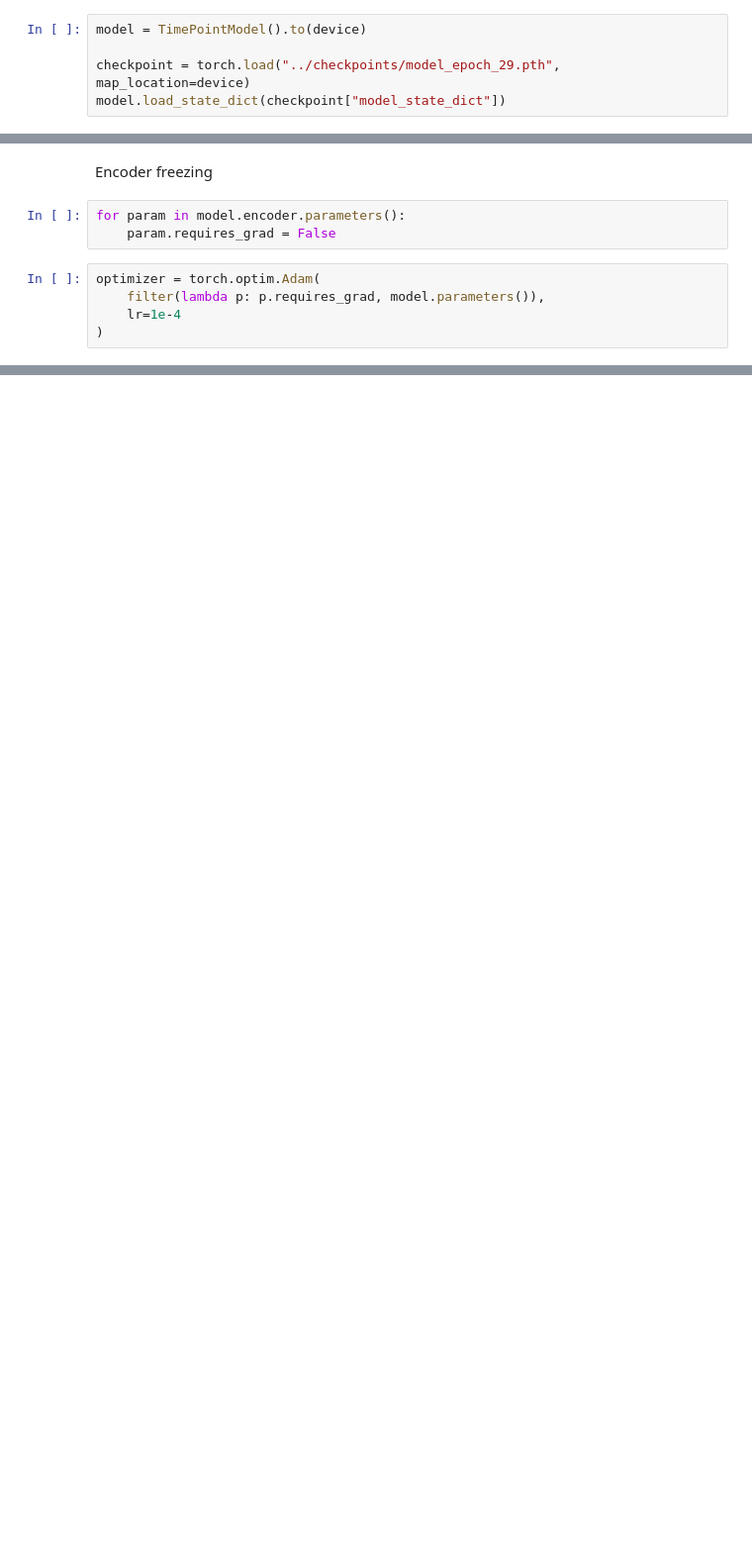
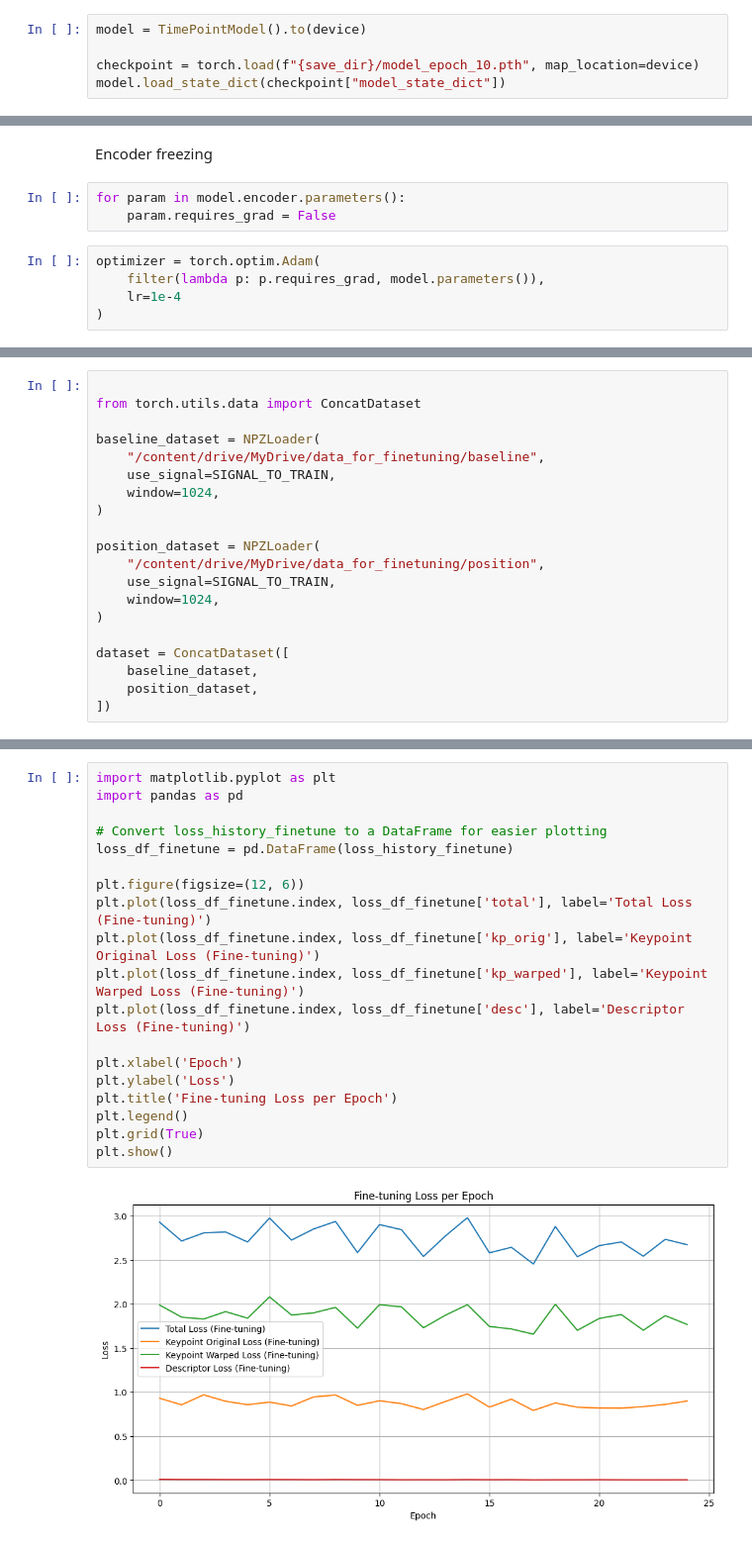
Before and after one commit to weronikadomczewska/MCS-TimePoint-DTW, a Jupyter notebook: timepoint/timepoint_training.ipynb, the cells around one changed output, grey strips where cells are left out. Shown at 99% size. Cells and saved outputs as stored; diff of their text form; blank space fills up the shorter version.

```diff
--- a/timepoint/timepoint_training.ipynb
+++ b/timepoint/timepoint_training.ipynb
@@ -813,5 +1050,5 @@ plt.show()
 # %%
 model = TimePointModel().to(device)
 
-checkpoint = torch.load("../checkpoints/model_epoch_29.pth", map_location=device)
+checkpoint = torch.load(f"{save_dir}/model_epoch_10.pth", map_location=device)
 model.load_state_dict(checkpoint["model_state_dict"])
@@ -833,0 +1069,20 @@ dataset = NPZLoader(
+# %%
+
+from torch.utils.data import ConcatDataset
+
+baseline_dataset = NPZLoader(
+    "/content/drive/MyDrive/data_for_finetuning/baseline",
+    use_signal=SIGNAL_TO_TRAIN,
+    window=1024,
+)
+
+position_dataset = NPZLoader(
+    "/content/drive/MyDrive/data_for_finetuning/position",
+    use_signal=SIGNAL_TO_TRAIN,
+    window=1024,
+)
+
+dataset = ConcatDataset([
+    baseline_dataset,
+    position_dataset,
+])
@@ -881,3 +1179,24 @@ for epoch in range(epochs):
+# %%
+import matplotlib.pyplot as plt
+import pandas as pd
+
+# Convert loss_history_finetune to a DataFrame for easier plotting
+loss_df_finetune = pd.DataFrame(loss_history_finetune)
+
+plt.figure(figsize=(12, 6))
+plt.plot(loss_df_finetune.index, loss_df_finetune['total'], label='Total Loss (Fine-tuning)')
+plt.plot(loss_df_finetune.index, loss_df_finetune['kp_orig'], label='Keypoint Original Loss (Fine-tuning)')
+plt.plot(loss_df_finetune.index, loss_df_finetune['kp_warped'], label='Keypoint Warped Loss (Fine-tuning)')
+plt.plot(loss_df_finetune.index, loss_df_finetune['desc'], label='Descriptor Loss (Fine-tuning)')
+
+plt.xlabel('Epoch')
+plt.ylabel('Loss')
+plt.title('Fine-tuning Loss per Epoch')
+plt.legend()
+plt.grid(True)
+plt.show()
+# %% [output]
+[figure, added]
 # %%
 sample = dataset[0]
 visualize(sample, model)
```
Also changed, not shown: parts of 81 cells of this notebook.
